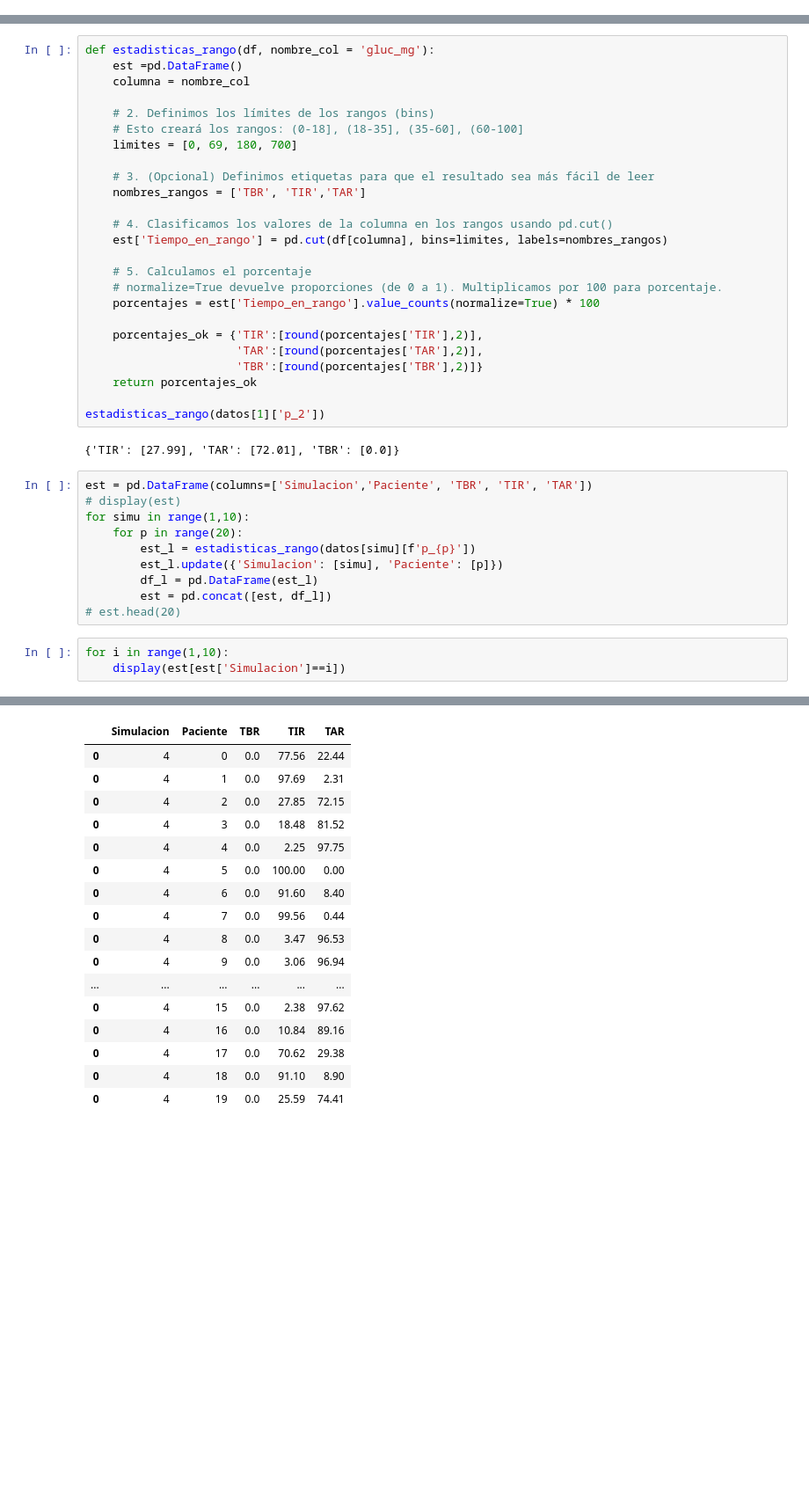
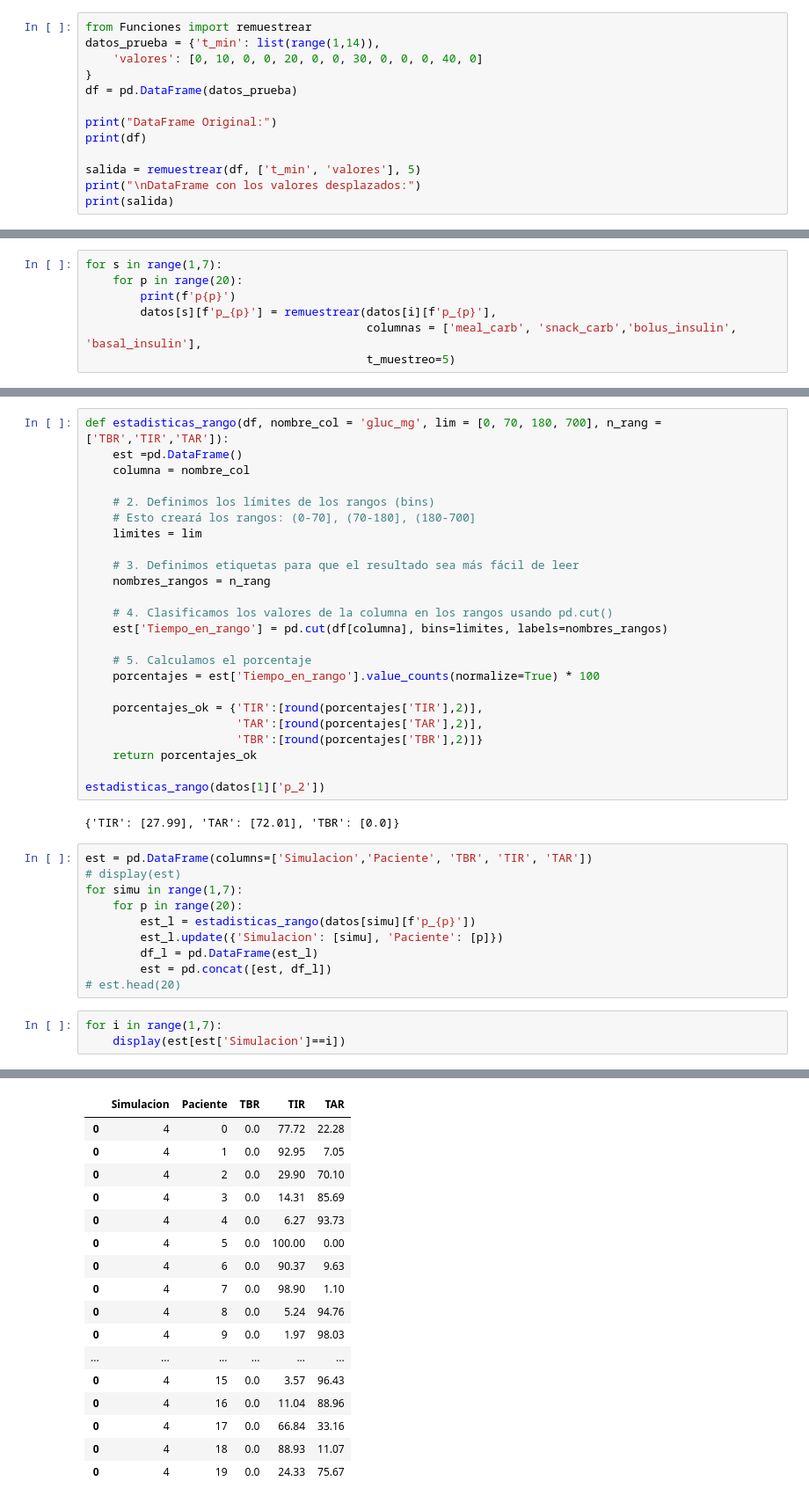
Before and after one commit to WillyFtAb/TFG-GIS-Predictor-glucosa, a Jupyter notebook: Pruebas/estadisticas.ipynb, the cells around one changed output, grey strips where cells are left out. Shown at 88% size. Saved outputs shown, nothing was run; the diff lists cells and outputs as text; blank space fills up the shorter version.

```diff
--- a/Pruebas/estadisticas.ipynb
+++ b/Pruebas/estadisticas.ipynb
@@ -88,0 +29,13 @@ for i in range(1,10):
+# %%
+from Funciones import remuestrear
+datos_prueba = {'t_min': list(range(1,14)),
+    'valores': [0, 10, 0, 0, 20, 0, 0, 30, 0, 0, 0, 40, 0]
+}
+df = pd.DataFrame(datos_prueba)
+
+print("DataFrame Original:")
+print(df)
+
+salida = remuestrear(df, ['t_min', 'valores'], 5)
+print("\nDataFrame con los valores desplazados:")
+print(salida)
@@ -88,0 +82,7 @@ for i in range(1,10):
+# %%
+for s in range(1,7):
+    for p in range(20):
+        print(f'p{p}')
+        datos[s][f'p_{p}'] = remuestrear(datos[i][f'p_{p}'],
+                                         columnas = ['meal_carb', 'snack_carb','bolus_insulin', 'basal_insulin'],
+                                         t_muestreo=5)
@@ -89,20 +107,19 @@ for i in range(1,10):
 # %%
-def estadisticas_rango(df, nombre_col = 'gluc_mg'):
+def estadisticas_rango(df, nombre_col = 'gluc_mg', lim = [0, 70, 180, 700], n_rang = ['TBR','TIR','TAR']):
     est =pd.DataFrame()
     columna = nombre_col
 
     # 2. Definimos los límites de los rangos (bins)
-    # Esto creará los rangos: (0-18], (18-35], (35-60], (60-100]
-    limites = [0, 69, 180, 700]
+    # Esto creará los rangos: (0-70], (70-180], (180-700]
+    limites = lim
 
-    # 3. (Opcional) Definimos etiquetas para que el resultado sea más fácil de leer
-    nombres_rangos = ['TBR', 'TIR','TAR']
+    # 3. Definimos etiquetas para que el resultado sea más fácil de leer
+    nombres_rangos = n_rang
 
     # 4. Clasificamos los valores de la columna en los rangos usando pd.cut()
     est['Tiempo_en_rango'] = pd.cut(df[columna], bins=limites, labels=nombres_rangos)
 
     # 5. Calculamos el porcentaje
-    # normalize=True devuelve proporciones (de 0 a 1). Multiplicamos por 100 para porcentaje.
     porcentajes = est['Tiempo_en_rango'].value_counts(normalize=True) * 100
 
     porcentajes_ok = {'TIR':[round(porcentajes['TIR'],2)],
@@ -116,7 +133,7 @@ estadisticas_rango(datos[1]['p_2'])
 # %%
 est = pd.DataFrame(columns=['Simulacion','Paciente', 'TBR', 'TIR', 'TAR'])
 # display(est)
-for simu in range(1,10):
+for simu in range(1,7):
     for p in range(20):
         est_l = estadisticas_rango(datos[simu][f'p_{p}'])
         est_l.update({'Simulacion': [simu], 'Paciente': [p]})
@@ -124,7 +141,7 @@ for simu in range(1,10):
         est = pd.concat([est, df_l])
 # est.head(20)
 # %%
-for i in range(1,10):
+for i in range(1,7):
     display(est[est['Simulacion']==i])
 # %% [output]
 |  | Simulacion | Paciente | TBR | TIR | TAR |
@@ -152,47 +169,47 @@ for i in range(1,10):
 | 0 | 2 | 4 | 0.0 | 1.99 | 98.01 |
 | 0 | 2 | 5 | 0.0 | 100.00 | 0.00 |
 | 0 | 2 | 6 | 0.0 | 91.54 | 8.46 |
 | 0 | 2 | 7 | 0.0 | 98.67 | 1.33 |
 | 0 | 2 | 8 | 0.0 | 3.82 | 96.18 |
 | 0 | 2 | 9 | 0.0 | 2.74 | 97.26 |
 | ... | ... | ... | ... | ... | ... |
 | 0 | 2 | 15 | 0.0 | 2.45 | 97.55 |
 | 0 | 2 | 16 | 0.0 | 10.60 | 89.40 |
 | 0 | 2 | 17 | 0.0 | 71.74 | 28.26 |
 | 0 | 2 | 18 | 0.0 | 89.58 | 10.42 |
 | 0 | 2 | 19 | 0.0 | 21.61 | 78.39 |
 |  | Simulacion | Paciente | TBR | TIR | TAR |
 | 0 | 3 | 0 | 0.0 | 94.93 | 5.07 |
 | 0 | 3 | 1 | 0.0 | 99.31 | 0.69 |
 | 0 | 3 | 2 | 0.0 | 29.18 | 70.82 |
 | 0 | 3 | 3 | 0.0 | 29.94 | 70.06 |
 | 0 | 3 | 4 | 0.0 | 2.13 | 97.87 |
 | 0 | 3 | 5 | 0.0 | 100.00 | 0.00 |
 | 0 | 3 | 6 | 0.0 | 91.14 | 8.86 |
 | 0 | 3 | 7 | 0.0 | 99.70 | 0.30 |
 | 0 | 3 | 8 | 0.0 | 3.65 | 96.35 |
 | 0 | 3 | 9 | 0.0 | 1.81 | 98.19 |
 | ... | ... | ... | ... | ... | ... |
 | 0 | 3 | 15 | 0.0 | 2.38 | 97.62 |
 | 0 | 3 | 16 | 0.0 | 15.74 | 84.26 |
 | 0 | 3 | 17 | 0.0 | 74.68 | 25.32 |
 | 0 | 3 | 18 | 0.0 | 91.23 | 8.77 |
 | 0 | 3 | 19 | 0.0 | 38.24 | 61.76 |
 |  | Simulacion | Paciente | TBR | TIR | TAR |
-| 0 | 4 | 0 | 0.0 | 77.56 | 22.44 |
-| 0 | 4 | 1 | 0.0 | 97.69 | 2.31 |
-| 0 | 4 | 2 | 0.0 | 27.85 | 72.15 |
-| 0 | 4 | 3 | 0.0 | 18.48 | 81.52 |
-| 0 | 4 | 4 | 0.0 | 2.25 | 97.75 |
+| 0 | 4 | 0 | 0.0 | 77.72 | 22.28 |
+| 0 | 4 | 1 | 0.0 | 92.95 | 7.05 |
+| 0 | 4 | 2 | 0.0 | 29.90 | 70.10 |
+| 0 | 4 | 3 | 0.0 | 14.31 | 85.69 |
+| 0 | 4 | 4 | 0.0 | 6.27 | 93.73 |
 | 0 | 4 | 5 | 0.0 | 100.00 | 0.00 |
-| 0 | 4 | 6 | 0.0 | 91.60 | 8.40 |
-| 0 | 4 | 7 | 0.0 | 99.56 | 0.44 |
-| 0 | 4 | 8 | 0.0 | 3.47 | 96.53 |
-| 0 | 4 | 9 | 0.0 | 3.06 | 96.94 |
+| 0 | 4 | 6 | 0.0 | 90.37 | 9.63 |
+| 0 | 4 | 7 | 0.0 | 98.90 | 1.10 |
+| 0 | 4 | 8 | 0.0 | 5.24 | 94.76 |
+| 0 | 4 | 9 | 0.0 | 1.97 | 98.03 |
 | ... | ... | ... | ... | ... | ... |
-| 0 | 4 | 15 | 0.0 | 2.38 | 97.62 |
-| 0 | 4 | 16 | 0.0 | 10.84 | 89.16 |
-| 0 | 4 | 17 | 0.0 | 70.62 | 29.38 |
-| 0 | 4 | 18 | 0.0 | 91.10 | 8.90 |
-| 0 | 4 | 19 | 0.0 | 25.59 | 74.41 |
+| 0 | 4 | 15 | 0.0 | 3.57 | 96.43 |
+| 0 | 4 | 16 | 0.0 | 11.04 | 88.96 |
+| 0 | 4 | 17 | 0.0 | 66.84 | 33.16 |
+| 0 | 4 | 18 | 0.0 | 88.93 | 11.07 |
+| 0 | 4 | 19 | 0.0 | 24.33 | 75.67 |
 |  | Simulacion | Paciente | TBR | TIR | TAR |
```
Also changed, not shown: parts of 10 cells of this notebook, 1 other file.
